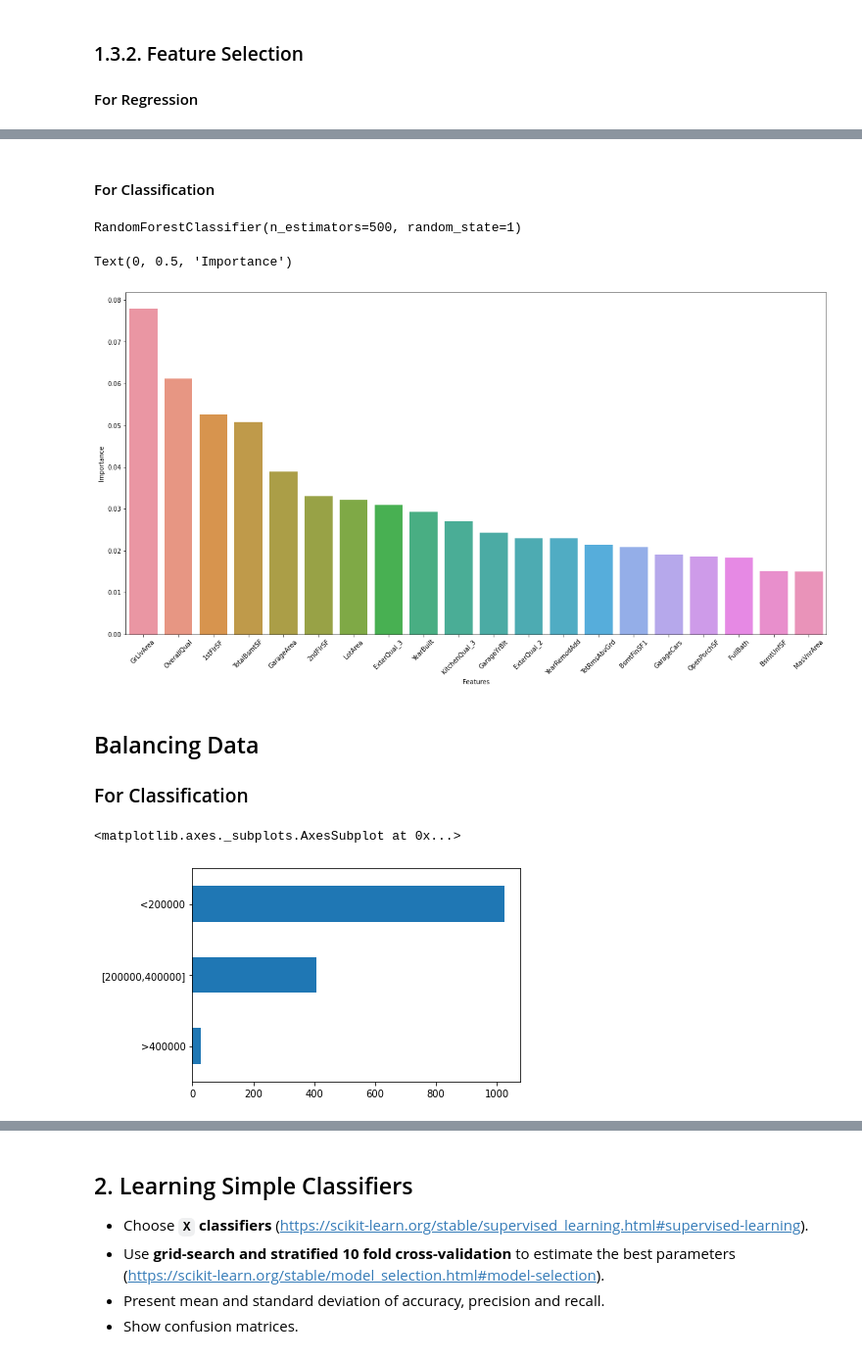
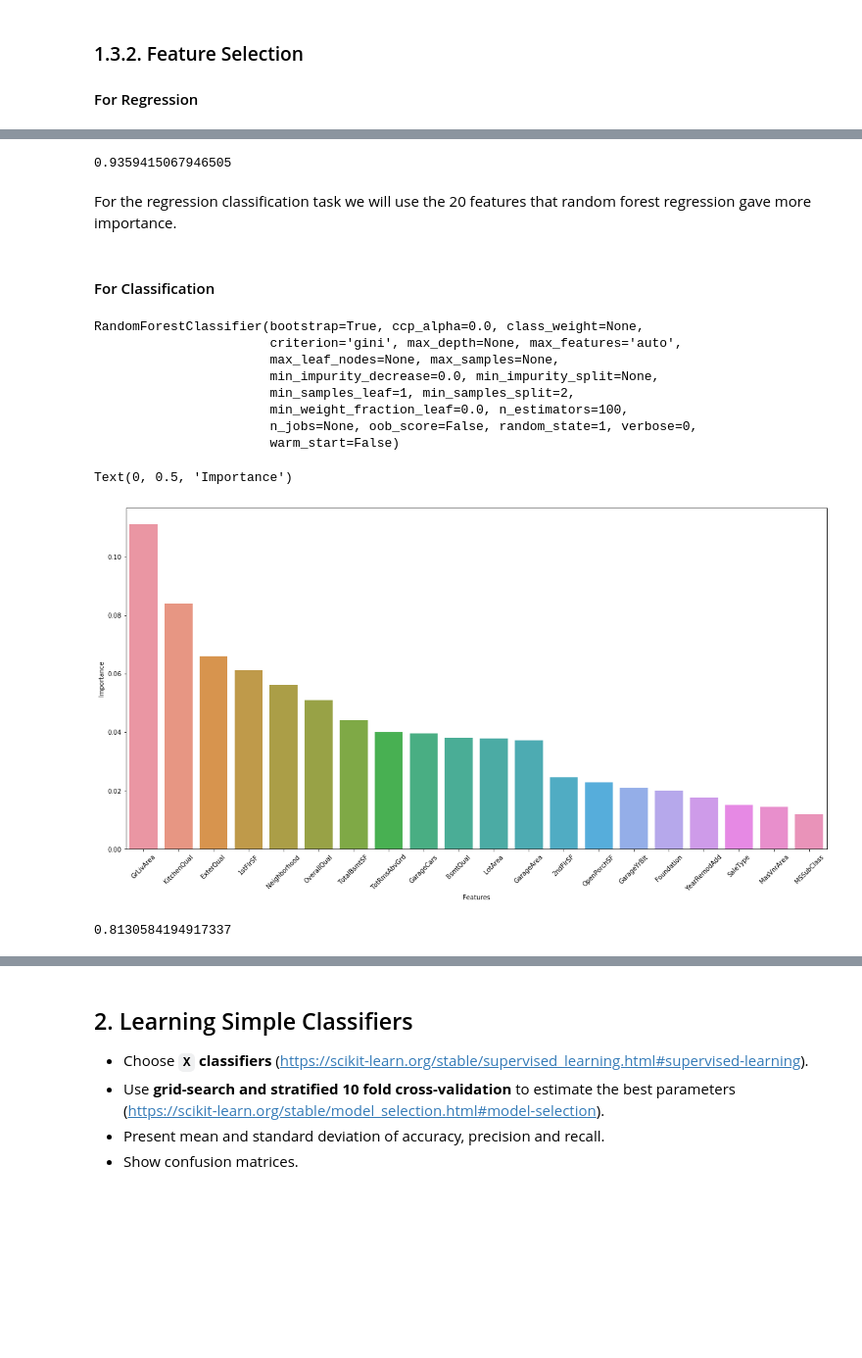
Before and after one commit to Gustavo-SF/House-Prices-Kaggle, a Jupyter notebook: PD_201920_Project3.ipynb, the cells around one changed output, grey strips where cells are left out. Shown: that part at 98% size. Cells and saved outputs as stored; diff of their text form; code cells hidden in the pictures; blank space fills up the shorter version.

Commit message:
finish preprocessing; simple classifiers and simple regressors

```diff
--- a/PD_201920_Project3.ipynb
+++ b/PD_201920_Project3.ipynb
@@ -558,0 +517,6 @@ df_X.head()
+# %%
+from sklearn import preprocessing
+le = preprocessing.LabelEncoder()
+df_y_cat_enc = le.fit(df_y_cat)
+df_y_cat_enc = le.transform(df_y_cat)
+df_y_cat_enc
@@ -558,0 +527,7 @@ df_X.head()
+# %%
+import category_encoders as ce
+
+encoder = ce.LeaveOneOutEncoder(cols = cat_var2)
+encoder.fit(df_X, df_y_cat_enc)
+df_X_encoded = encoder.transform(df_X)
+df_X_encoded.head()
@@ -558,0 +553,3 @@ df_X.head()
+# %%
+smt = SMOTETomek(random_state=1)
+df_X_encoded_balanced, y_cat_enc_balanced = smt.fit_resample(df_X_encoded, df_y_cat_enc)
@@ -578,2 +596,6 @@ Text(0, 0.5, 'Importance')
+# %%
+importance_df_reg.iloc[:20][1].sum()
+# %% [output]
+0.9359415067946505
 # %%
 # Saving the column for Regression analysis
@@ -582,19 +603,32 @@ reg_columns = importance_df[0].head(20).values.tolist()
+# %% [markdown]
+For the regression classification task we will use the 20 features that random forest regression gave more importance.
 # %% [markdown]
 #### For Classification
 # %%
-model = RandomForestClassifier(n_estimators=500, random_state=1)
-model.fit(df_X, df_y_cat)
+model = RandomForestClassifier(n_estimators=100, random_state=1)
+model.fit(df_X_encoded_balanced, y_cat_enc_balanced)
 # %% [output]
-RandomForestClassifier(n_estimators=500, random_state=1)
+RandomForestClassifier(bootstrap=True, ccp_alpha=0.0, class_weight=None,
+                       criterion='gini', max_depth=None, max_features='auto',
+                       max_leaf_nodes=None, max_samples=None,
+                       min_impurity_decrease=0.0, min_impurity_split=None,
+                       min_samples_leaf=1, min_samples_split=2,
+                       min_weight_fraction_leaf=0.0, n_estimators=100,
+                       n_jobs=None, oob_score=False, random_state=1, verbose=0,
+                       warm_start=False)
 # %%
-importance_df = pd.DataFrame(np.vstack((df_X.columns,model.feature_importances_))).T.sort_values(1, ascending=False)
+importance_df_clf = pd.DataFrame(np.vstack((df_X_encoded_balanced.columns,model.feature_importances_))).T.sort_values(1, ascending=False)
 plt.figure(figsize=(20,10))
-sns.barplot(data=importance_df.iloc[:20,:], x=0, y=1)
+sns.barplot(data=importance_df_clf.iloc[:20,:], x=0, y=1)
 plt.xticks(rotation=45)
 plt.xlabel('Features')
 plt.ylabel('Importance')
 # %% [output]
 Text(0, 0.5, 'Importance')
-[figure, old version]
+[figure, new version]
+# %%
+importance_df_clf.iloc[:20][1].sum()
+# %% [output]
+0.8130584194917337
 # %%
 # Saving the column for Classification analysis
@@ -603,9 +635,0 @@ class_columns = importance_df[0].head(20).values.tolist()
-# %% [markdown]
-## Balancing Data
-
-### For Classification
-# %%
-df_y_cat.Price3Classes.value_counts().sort_values().plot(kind = 'barh')
-# %% [output]
-<matplotlib.axes._subplots.AxesSubplot at 0x...>
-[figure, removed]
```
Also changed, not shown: parts of 57 cells of this notebook, 3 other files.
